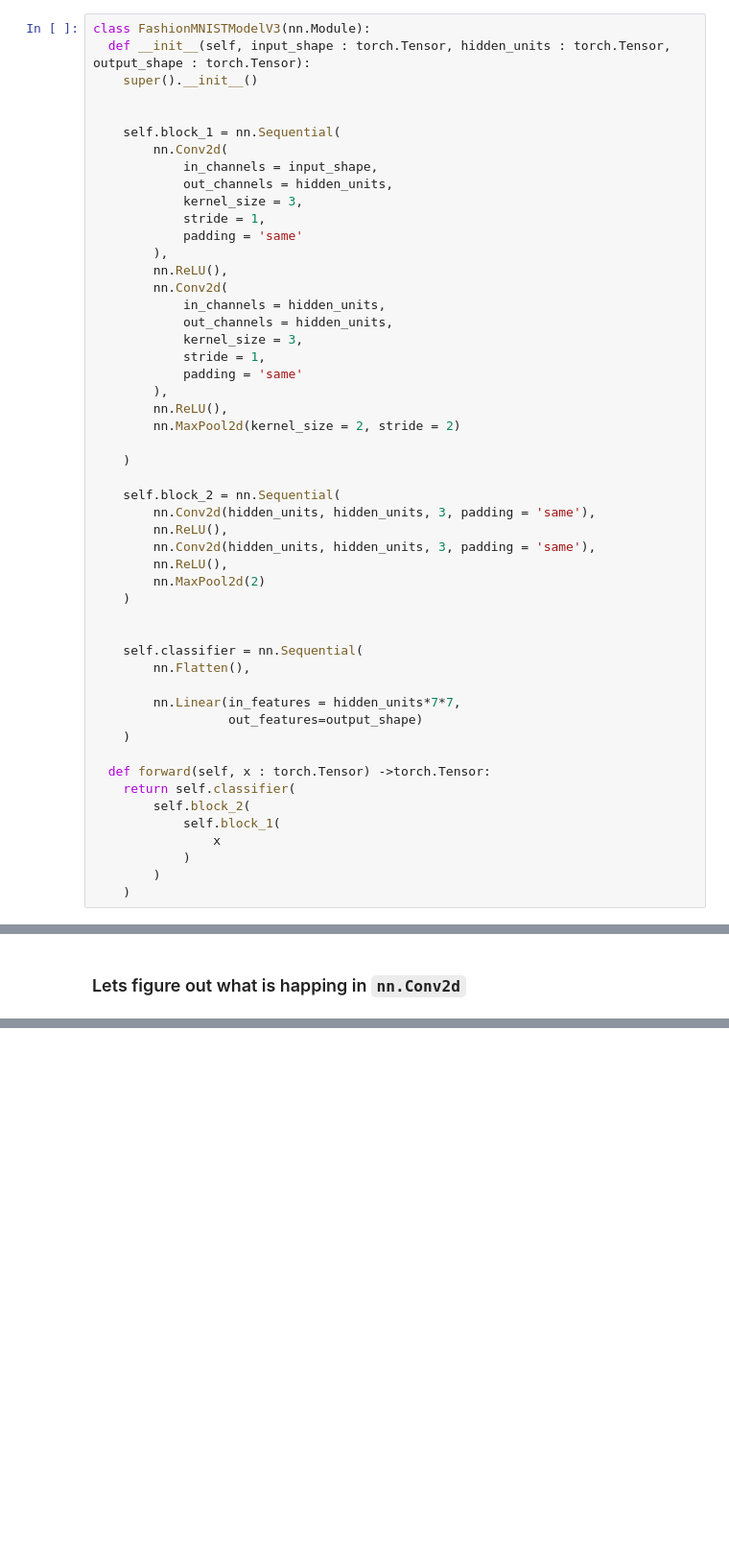
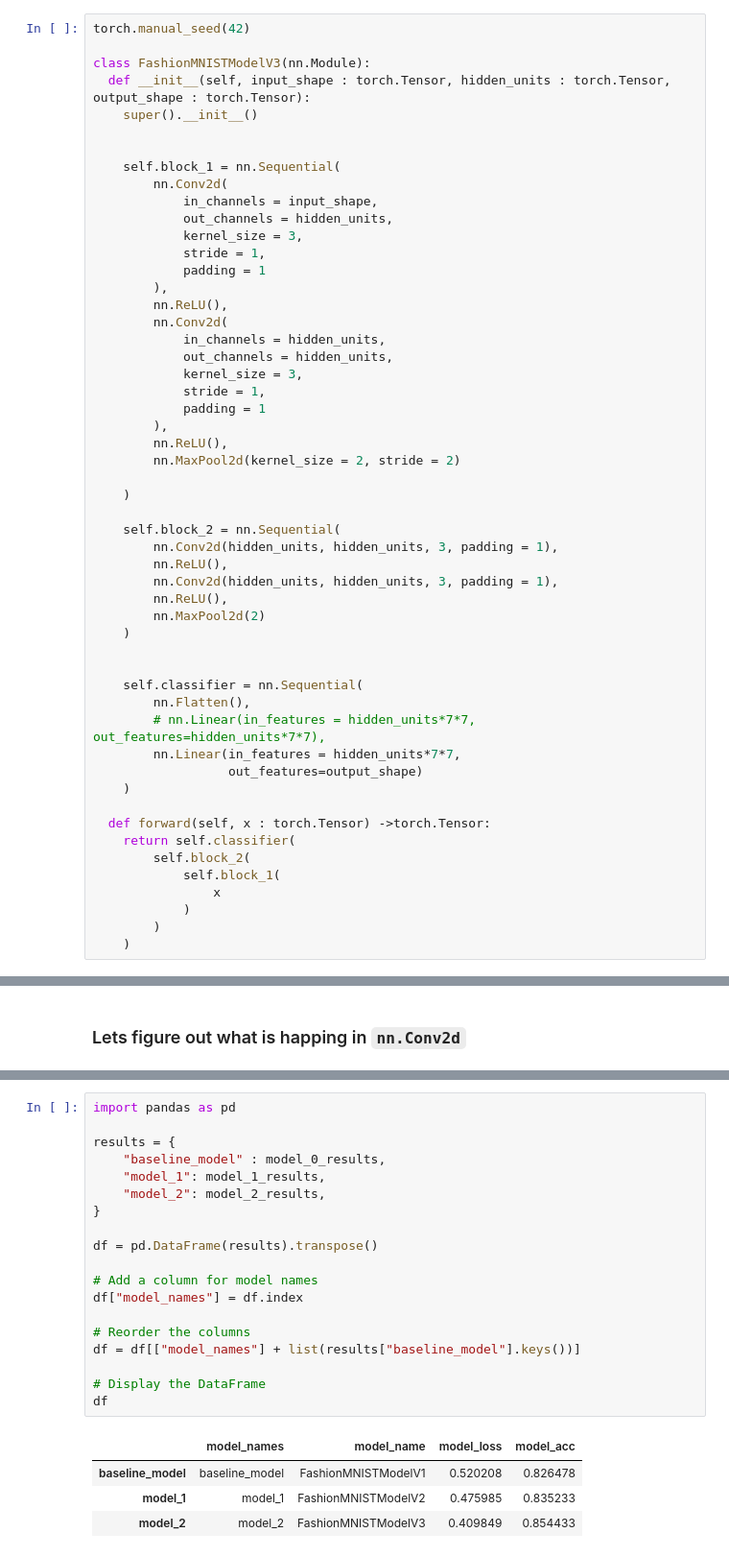
Before and after one commit to deondmello16/PyTorch-Journey, a Jupyter notebook: PyTorch,_TorchVision.ipynb, the cells around one changed output, grey strips where cells are left out. Shown at 96% size. Drawn from its saved outputs; the diff is of its cells as text; blank space fills up the shorter version.

```diff
--- a/PyTorch,_TorchVision.ipynb
+++ b/PyTorch,_TorchVision.ipynb
@@ -536,6 +538,8 @@ model_1_results
 # %% [markdown]
 ## Model 2: Convolutional Neural Network (`Conv2D` & `MaxPooling2D`)
 # %%
+torch.manual_seed(42)
+
 class FashionMNISTModelV3(nn.Module):
   def __init__(self, input_shape : torch.Tensor, hidden_units : torch.Tensor, output_shape : torch.Tensor):
     super().__init__()
@@ -547,7 +551,7 @@ class FashionMNISTModelV3(nn.Module):
             out_channels = hidden_units,
             kernel_size = 3,
             stride = 1,
-            padding = 'same'
+            padding = 1
         ),
         nn.ReLU(),
         nn.Conv2d(
@@ -555,7 +559,7 @@ class FashionMNISTModelV3(nn.Module):
             out_channels = hidden_units,
             kernel_size = 3,
             stride = 1,
-            padding = 'same'
+            padding = 1
         ),
         nn.ReLU(),
         nn.MaxPool2d(kernel_size = 2, stride = 2)
@@ -563,9 +567,9 @@ class FashionMNISTModelV3(nn.Module):
     )
 
     self.block_2 = nn.Sequential(
-        nn.Conv2d(hidden_units, hidden_units, 3, padding = 'same'),
+        nn.Conv2d(hidden_units, hidden_units, 3, padding = 1),
         nn.ReLU(),
-        nn.Conv2d(hidden_units, hidden_units, 3, padding = 'same'),
+        nn.Conv2d(hidden_units, hidden_units, 3, padding = 1),
         nn.ReLU(),
         nn.MaxPool2d(2)
     )
@@ -573,7 +577,7 @@ class FashionMNISTModelV3(nn.Module):
 
     self.classifier = nn.Sequential(
         nn.Flatten(),
-
+        # nn.Linear(in_features = hidden_units*7*7, out_features=hidden_units*7*7),
         nn.Linear(in_features = hidden_units*7*7,
                   out_features=output_shape)
     )
@@ -617,0 +775,24 @@ FashionMNISTModelV3(
+# %%
+import pandas as pd
+
+results = {
+    "baseline_model" : model_0_results,
+    "model_1": model_1_results,
+    "model_2": model_2_results,
+}
+
+df = pd.DataFrame(results).transpose()
+
+# Add a column for model names
+df["model_names"] = df.index
+
+# Reorder the columns
+df = df[["model_names"] + list(results["baseline_model"].keys())]
+
+# Display the DataFrame
+df
+# %% [output]
+|  | model_names | model_name | model_loss | model_acc |
+| baseline_model | baseline_model | FashionMNISTModelV1 | 0.520208 | 0.826478 |
+| model_1 | model_1 | FashionMNISTModelV2 | 0.475985 | 0.835233 |
+| model_2 | model_2 | FashionMNISTModelV3 | 0.409849 | 0.854433 |
```
Also changed, not shown: parts of 22 cells of this notebook.
